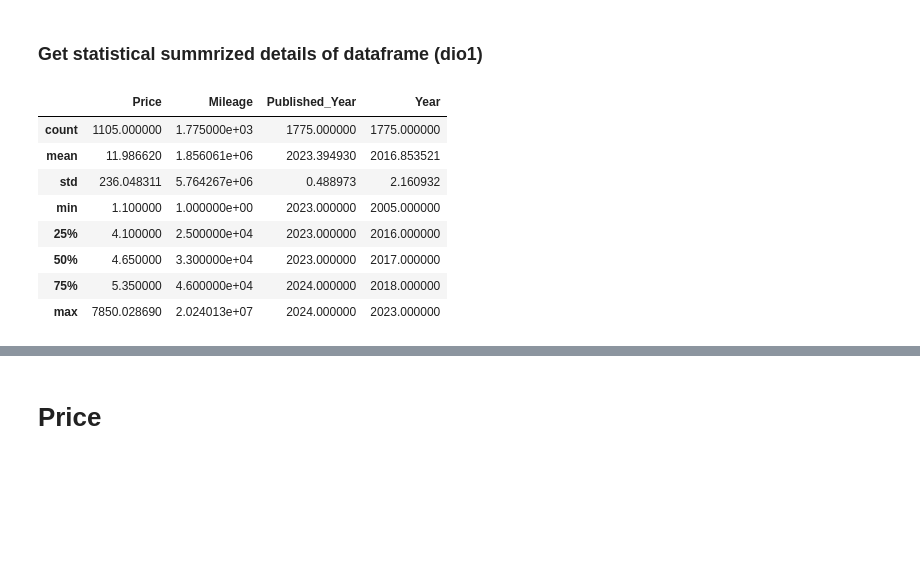
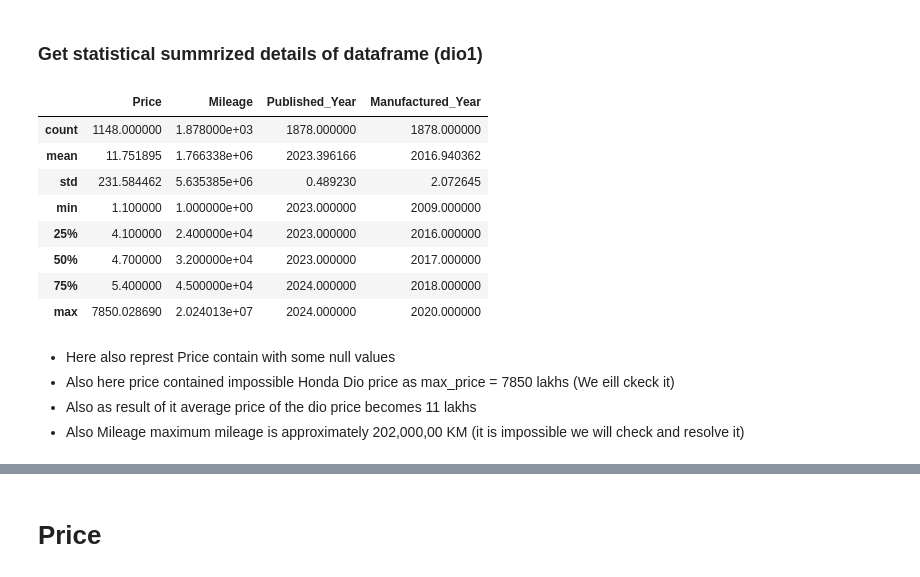
Before and after one commit to isurumadhushan24572/Used-Motor-Bike-Price-Recomendation, a Jupyter notebook: Implementation/Honda.ipynb, the cells around one changed output, grey strips where cells are left out. Saved outputs shown, nothing was run; the diff lists cells and outputs as text; code cells hidden in the pictures; blank space fills up the shorter version.

```diff
--- a/Implementation/Honda.ipynb
+++ b/Implementation/Honda.ipynb
@@ -217,0 +179,3 @@ See the caveats in the documentation: https://pandas.pydata.org/pandas-docs/stab
+# %%
+
+dio["Manufactured_Year"]=dio["Manufactured_Year"].astype(int)
@@ -218,3 +184,12 @@ See the caveats in the documentation: https://pandas.pydata.org/pandas-docs/stab
+# %%
+# List of years to be replaced
+years_to_replace = [2023, 2022, 2021]
+
+# Replace the years with 2020
+dio['Manufactured_Year'] = dio['Manufactured_Year'].replace(years_to_replace, 2020)
+
+# Ensure the column is of integer type
+dio['Manufactured_Year'] = dio['Manufactured_Year'].astype(int)
 # %% [markdown]
 ### Checking Location Unique values
 # %%
@@ -241 +218,28 @@ array(['Bandaragama', 'Gampaha', 'Matara', 'Anuradapura', 'Kalutara',
+# %%
+location_to_province = {
+    'Bandaragama': 'Western', 'Gampaha': 'Western', 'Matara': 'Southern', 'Anuradapura': 'North Central',
+    'Kalutara': 'Western', 'Nawalapitiya': 'Central', 'Kurunegala': 'North Western', 'Galle': 'Southern',
+    'Colombo': 'Western', 'Kandy': 'Central', 'Wennappuwa': 'North Western', 'Kadawatha': 'Western',
+    'Negombo': 'Western', 'Horana': 'Western', 'Matale': 'Central', 'Ratnapura': 'Sabaragamuwa',
+    'Kuliyapitiya': 'North Western', 'Mirigama': 'Western', 'Polonnaruwa': 'North Central',
+    'Dehiwala-Mount-Lavinia': 'Western', 'Panadura': 'Western', 'Matugama': 'Western', 'Katunayake': 'Western',
+    'Chilaw': 'North Western', 'Embilipitiya': 'Sabaragamuwa', 'Pannala': 'North Western', 'Mannar': 'Northern',
+    'Puttalam': 'North Western', 'Bandarawela': 'Uva', 'Polgahawela': 'North Western', 'Badulla': 'Uva',
+    'Dompe': 'Western', 'Piliyandala': 'Western', 'Malabe': 'Western', 'Boralesgamuwa': 'Western',
+    'Kegalle': 'Sabaragamuwa', 'Kaduwela': 'Western', 'Kalawana': 'Sabaragamuwa', 'Mawanella': 'Sabaragamuwa',
+    'Minuwangoda': 'Western', 'Nittambuwa': 'Western', 'Hambantota': 'Southern', 'Weligama': 'Southern',
+    'Elpitiya': 'Southern', 'Ambalangoda': 'Southern', 'Tangalle': 'Southern', 'Divulapitiya': 'Western',
+    'Gampola': 'Central', 'Padukka': 'Western', 'Kottawa': 'Western', 'Battaramulla': 'Western',
+    'Kelaniya': 'Western', 'Moneragala': 'Uva', 'Ja-Ela': 'Western', 'Wattala': 'Western', 'Welimada': 'Uva',
+    'Mahiyanganaya': 'Uva', 'Moratuwa': 'Western', 'Ragama': 'Western', 'Marawila': 'North Western',
+    'Kandana': 'Western', 'Maharagama': 'Western', 'Kalmunai': 'Eastern', 'Beruwala': 'Western', 'Nugegoda': 'Western',
+    'Homagama': 'Western', 'Trincomalee': 'Eastern', 'Balangoda': 'Sabaragamuwa', 'Kotte': 'Western', 'Ampara': 'Eastern',
+    'Dambulla': 'Central', 'Avissawella': 'Western', 'Kiribathgoda': 'Western', 'Mulleriyawa': 'Western', 'Dankotuwa': 'North Western',
+    'Kilinochchi': 'Northern', 'Pannipitiya': 'Western', 'Nawala': 'Western', 'Hikkaduwa': 'Southern', 'Batticaloa': 'Eastern',
+    'Eheliyagoda': 'Sabaragamuwa', 'Kolonnawa': 'Western', 'Jaffna': 'Northern', 'Warakapola': 'Sabaragamuwa',
+    'Nuwara-Eliya': 'Central', 'Welisara': 'Western'
+}
+
+# Map the 'Location' column to 'Province' using the dictionary
+dio['Province'] = dio['Location'].map(location_to_province)
 # %%
@@ -272,14 +256,21 @@ dio1 = dio1[~dio1["Year"].isin([110])]
+# %%
+dio.drop(["Location"],axis=1,inplace=True)
 # %% [markdown]
 ### Get statistical summrized details of dataframe (dio1)
 # %%
-dio1.describe()
+dio.describe()
 # %% [output]
-|  | Price | Mileage | Published_Year | Year |
-| count | 1105.000000 | 1.775000e+03 | 1775.000000 | 1775.000000 |
-| mean | 11.986620 | 1.856061e+06 | 2023.394930 | 2016.853521 |
-| std | 236.048311 | 5.764267e+06 | 0.488973 | 2.160932 |
-| min | 1.100000 | 1.000000e+00 | 2023.000000 | 2005.000000 |
-| 25% | 4.100000 | 2.500000e+04 | 2023.000000 | 2016.000000 |
-| 50% | 4.650000 | 3.300000e+04 | 2023.000000 | 2017.000000 |
-| 75% | 5.350000 | 4.600000e+04 | 2024.000000 | 2018.000000 |
-| max | 7850.028690 | 2.024013e+07 | 2024.000000 | 2023.000000 |
+|  | Price | Mileage | Published_Year | Manufactured_Year |
+| count | 1148.000000 | 1.878000e+03 | 1878.000000 | 1878.000000 |
+| mean | 11.751895 | 1.766338e+06 | 2023.396166 | 2016.940362 |
+| std | 231.584462 | 5.635385e+06 | 0.489230 | 2.072645 |
+| min | 1.100000 | 1.000000e+00 | 2023.000000 | 2009.000000 |
+| 25% | 4.100000 | 2.400000e+04 | 2023.000000 | 2016.000000 |
+| 50% | 4.700000 | 3.200000e+04 | 2023.000000 | 2017.000000 |
+| 75% | 5.400000 | 4.500000e+04 | 2024.000000 | 2018.000000 |
+| max | 7850.028690 | 2.024013e+07 | 2024.000000 | 2020.000000 |
+# %% [markdown]
+* Here also represt Price contain with some null values
+* Also here price contained impossible Honda Dio price as max_price = 7850 lakhs (We eill ckeck it)
+* Also as result of it average price of the dio price becomes 11 lakhs
+* Also Mileage maximum mileage is approximately 202,000,00 KM (it is impossible we will check and resolve it)
```
Also changed, not shown: parts of 134 cells of this notebook, 10 other files.
